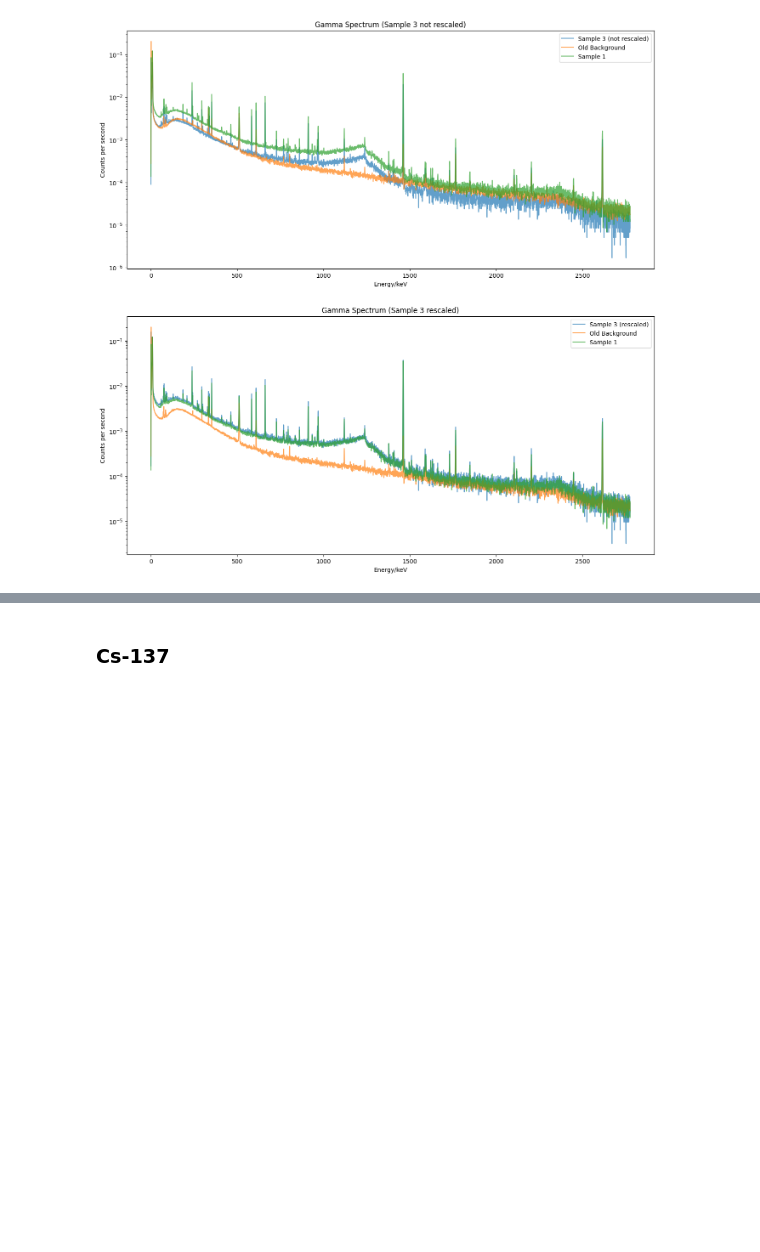
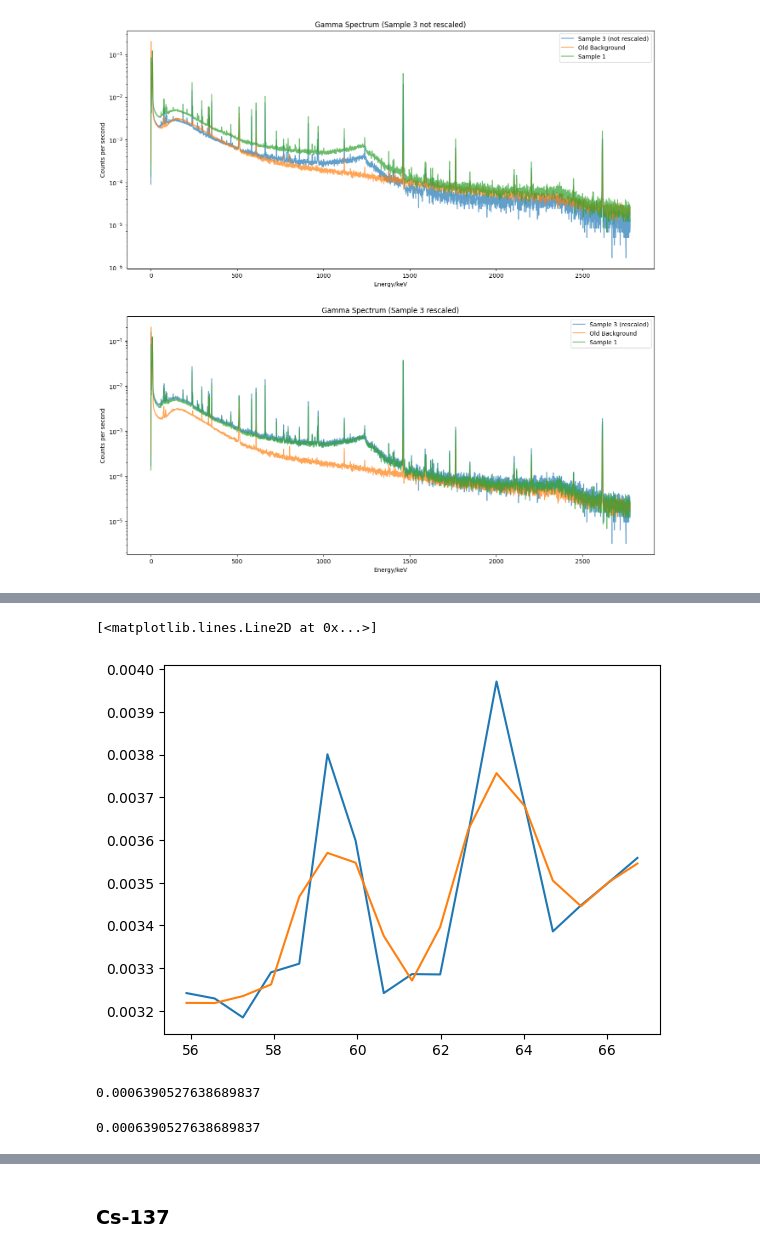
Before and after one commit to ngcnpeter/HPGe_lab_y3, a Jupyter notebook: spectal_analysis.ipynb, the cells around one changed output, grey strips where cells are left out. Drawn from its saved outputs; the diff is of its cells as text; code cells hidden in the pictures; blank space fills up the shorter version.

```diff
--- a/spectal_analysis.ipynb
+++ b/spectal_analysis.ipynb
@@ -688,0 +971,15 @@ for n in range(2):
+# %%
+#plt.plot(E_arr[loc_l:loc_h],gauss(E_arr[loc_l:loc_h],*param))
+plt.plot(E_arr[loc_l:loc_h],cps[loc_l:loc_h])
+plt.plot(E_arr[loc_l:loc_h],cps_smooth[loc_l:loc_h])
+# %% [output]
+[<matplotlib.lines.Line2D at 0x...>]
+[figure, added]
+# %%
+param[2]
+# %% [output]
+0.0006390527638689837
+# %%
+param[2]*stats.norm.cdf(1e10,loc = param[0], scale = param[1])
+# %% [output]
+0.0006390527638689837
```
Also changed, not shown: parts of 33 cells of this notebook, 22 other files.
